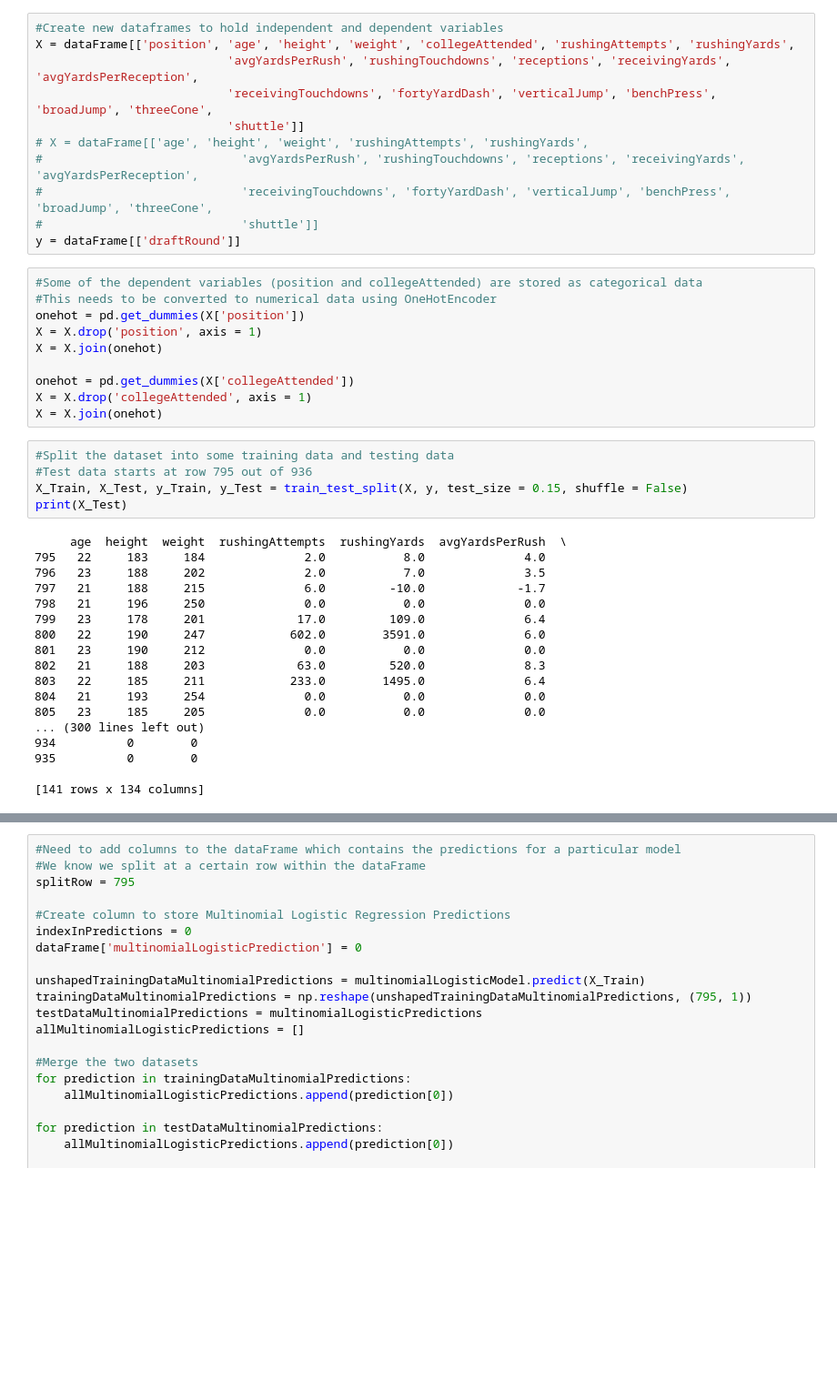
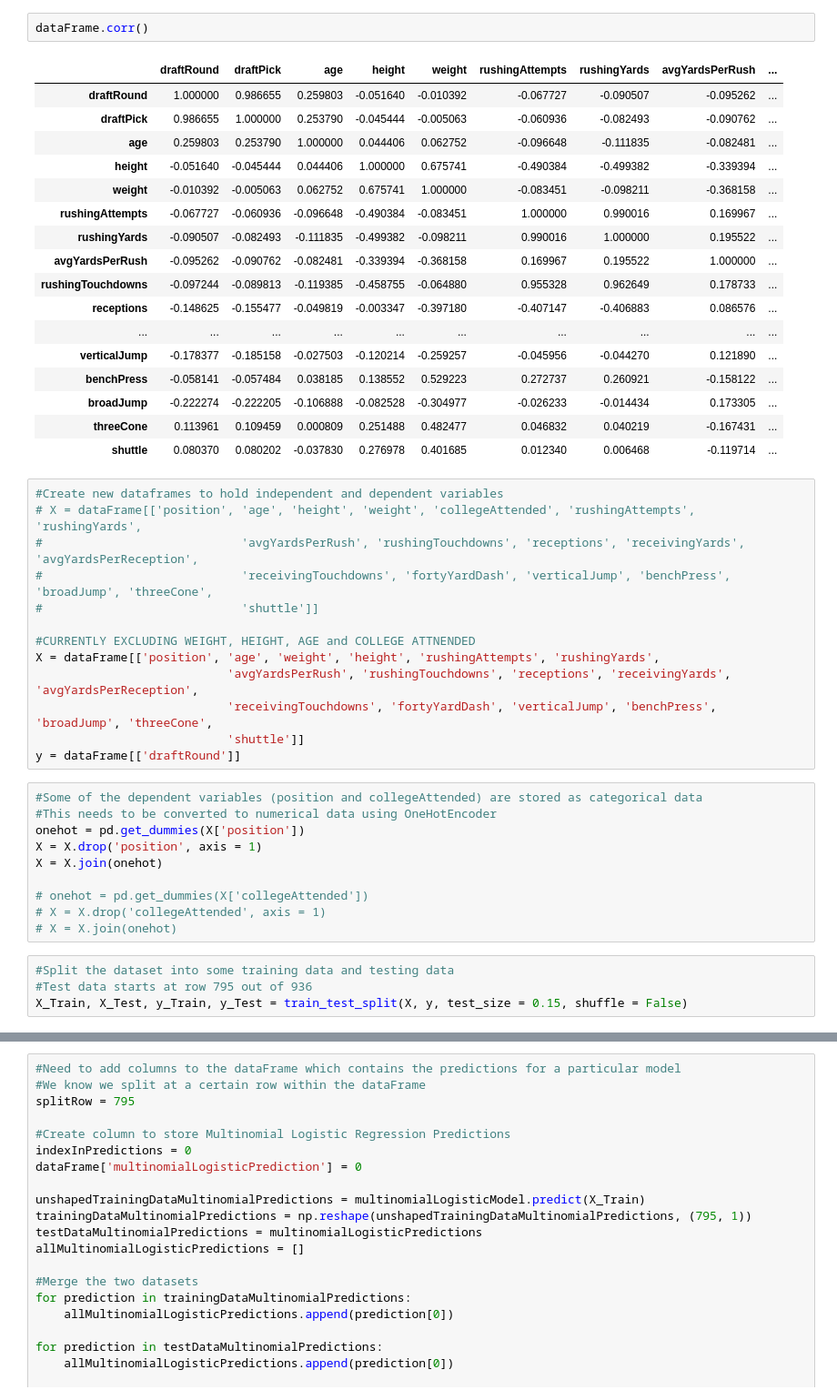
Before and after one commit to Dilan-P/PredictingTheNFLDraft, a Jupyter notebook: Creation and Analysis of Models.ipynb, the cells around one changed output, grey strips where cells are left out. Shown at 91% size. Cells and saved outputs as stored; diff of their text form; blank space fills up the shorter version.

```diff
--- a/Creation and Analysis of Models.ipynb
+++ b/Creation and Analysis of Models.ipynb
@@ -14,13 +60,35 @@ dataFrame = pd.read_csv("NFLDraftDataCleaned.csv")
+# %%
+dataFrame.corr()
+# %% [output]
+|  | draftRound | draftPick | age | height | weight | rushingAttempts | rushingYards | avgYardsPerRush | ... |
+| draftRound | 1.000000 | 0.986655 | 0.259803 | -0.051640 | -0.010392 | -0.067727 | -0.090507 | -0.095262 | ... |
+| draftPick | 0.986655 | 1.000000 | 0.253790 | -0.045444 | -0.005063 | -0.060936 | -0.082493 | -0.090762 | ... |
+| age | 0.259803 | 0.253790 | 1.000000 | 0.044406 | 0.062752 | -0.096648 | -0.111835 | -0.082481 | ... |
+| height | -0.051640 | -0.045444 | 0.044406 | 1.000000 | 0.675741 | -0.490384 | -0.499382 | -0.339394 | ... |
+| weight | -0.010392 | -0.005063 | 0.062752 | 0.675741 | 1.000000 | -0.083451 | -0.098211 | -0.368158 | ... |
+| rushingAttempts | -0.067727 | -0.060936 | -0.096648 | -0.490384 | -0.083451 | 1.000000 | 0.990016 | 0.169967 | ... |
+| rushingYards | -0.090507 | -0.082493 | -0.111835 | -0.499382 | -0.098211 | 0.990016 | 1.000000 | 0.195522 | ... |
+| avgYardsPerRush | -0.095262 | -0.090762 | -0.082481 | -0.339394 | -0.368158 | 0.169967 | 0.195522 | 1.000000 | ... |
+| rushingTouchdowns | -0.097244 | -0.089813 | -0.119385 | -0.458755 | -0.064880 | 0.955328 | 0.962649 | 0.178733 | ... |
+| receptions | -0.148625 | -0.155477 | -0.049819 | -0.003347 | -0.397180 | -0.407147 | -0.406883 | 0.086576 | ... |
+| ... | ... | ... | ... | ... | ... | ... | ... | ... | ... |
+| verticalJump | -0.178377 | -0.185158 | -0.027503 | -0.120214 | -0.259257 | -0.045956 | -0.044270 | 0.121890 | ... |
+| benchPress | -0.058141 | -0.057484 | 0.038185 | 0.138552 | 0.529223 | 0.272737 | 0.260921 | -0.158122 | ... |
+| broadJump | -0.222274 | -0.222205 | -0.106888 | -0.082528 | -0.304977 | -0.026233 | -0.014434 | 0.173305 | ... |
+| threeCone | 0.113961 | 0.109459 | 0.000809 | 0.251488 | 0.482477 | 0.046832 | 0.040219 | -0.167431 | ... |
+| shuttle | 0.080370 | 0.080202 | -0.037830 | 0.276978 | 0.401685 | 0.012340 | 0.006468 | -0.119714 | ... |
 # %%
 #Create new dataframes to hold independent and dependent variables
-X = dataFrame[['position', 'age', 'height', 'weight', 'collegeAttended', 'rushingAttempts', 'rushingYards',
+# X = dataFrame[['position', 'age', 'height', 'weight', 'collegeAttended', 'rushingAttempts', 'rushingYards',
+#                            'avgYardsPerRush', 'rushingTouchdowns', 'receptions', 'receivingYards', 'avgYardsPerReception',
+#                            'receivingTouchdowns', 'fortyYardDash', 'verticalJump', 'benchPress', 'broadJump', 'threeCone',
+#                            'shuttle']]
+
+#CURRENTLY EXCLUDING WEIGHT, HEIGHT, AGE and COLLEGE ATTNENDED
+X = dataFrame[['position', 'age', 'weight', 'height', 'rushingAttempts', 'rushingYards',
                            'avgYardsPerRush', 'rushingTouchdowns', 'receptions', 'receivingYards', 'avgYardsPerReception',
                            'receivingTouchdowns', 'fortyYardDash', 'verticalJump', 'benchPress', 'broadJump', 'threeCone',
                            'shuttle']]
-# X = dataFrame[['age', 'height', 'weight', 'rushingAttempts', 'rushingYards',
-#                            'avgYardsPerRush', 'rushingTouchdowns', 'receptions', 'receivingYards', 'avgYardsPerReception',
-#                            'receivingTouchdowns', 'fortyYardDash', 'verticalJump', 'benchPress', 'broadJump', 'threeCone',
-#                            'shuttle']]
 y = dataFrame[['draftRound']]
 # %%
 #Some of the dependent variables (position and collegeAttended) are stored as categorical data
@@ -29,32 +97,13 @@ onehot = pd.get_dummies(X['position'])
 X = X.drop('position', axis = 1)
 X = X.join(onehot)
 
-onehot = pd.get_dummies(X['collegeAttended'])
-X = X.drop('collegeAttended', axis = 1)
-X = X.join(onehot)
+# onehot = pd.get_dummies(X['collegeAttended'])
+# X = X.drop('collegeAttended', axis = 1)
+# X = X.join(onehot)
 # %%
 #Split the dataset into some training data and testing data
 #Test data starts at row 795 out of 936
 X_Train, X_Test, y_Train, y_Test = train_test_split(X, y, test_size = 0.15, shuffle = False)
-print(X_Test)
-# %% [output]
-     age  height  weight  rushingAttempts  rushingYards  avgYardsPerRush  \
-795   22     183     184              2.0           8.0              4.0
-796   23     188     202              2.0           7.0              3.5
-797   21     188     215              6.0         -10.0             -1.7
-798   21     196     250              0.0           0.0              0.0
-799   23     178     201             17.0         109.0              6.4
-800   22     190     247            602.0        3591.0              6.0
-801   23     190     212              0.0           0.0              0.0
-802   21     188     203             63.0         520.0              8.3
-803   22     185     211            233.0        1495.0              6.4
-804   21     193     254              0.0           0.0              0.0
-805   23     185     205              0.0           0.0              0.0
-... (300 lines left out)
-934          0        0
-935          0        0
-
-[141 rows x 134 columns]
 # %%
 #Create a linear regression model and fit it to the train data
 linearRegressionModel = LinearRegression(normalize = True).fit(X_Train, y_Train)
```
Also changed, not shown: parts of 11 cells of this notebook, 1 other file.
